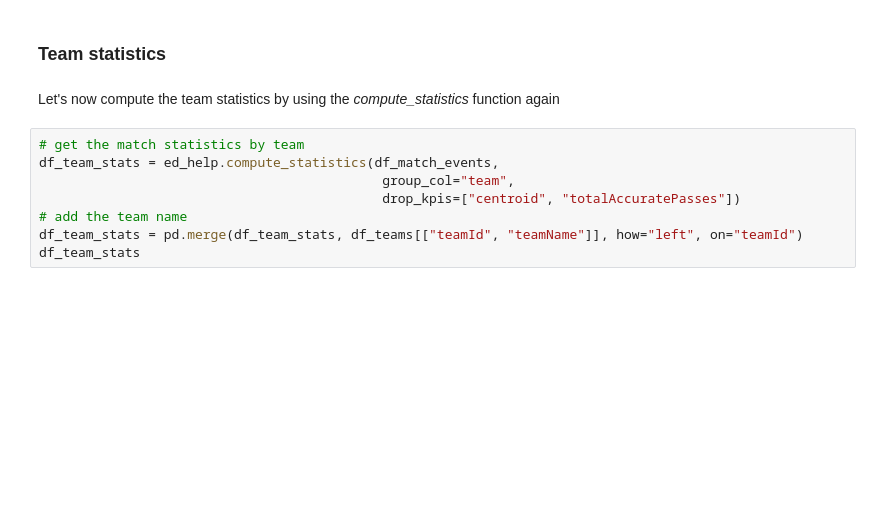
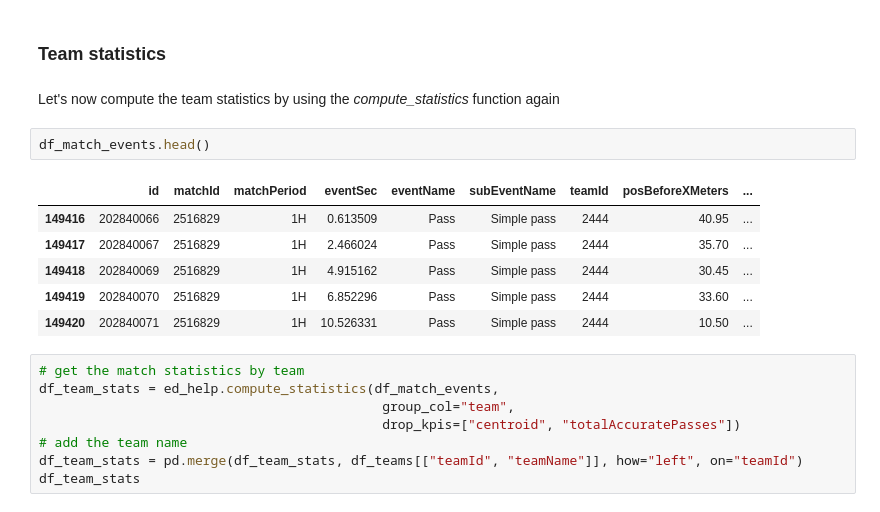
Before and after one commit to CleKraus/soccer_analytics, a Jupyter notebook: notebooks/passing_analysis.ipynb, the cells around one changed output. Saved outputs shown, nothing was run; the diff lists cells and outputs as text; blank space fills up the shorter version.

```diff
--- a/notebooks/passing_analysis.ipynb
+++ b/notebooks/passing_analysis.ipynb
@@ -151,6 +151,15 @@ df_match_events = df_events[(df_events["matchId"] == match_id)]
 ### Team statistics
 # %% [markdown]
 Let's now compute the team statistics by using the *compute_statistics* function again
+# %%
+df_match_events.head()
+# %% [output]
+|  | id | matchId | matchPeriod | eventSec | eventName | subEventName | teamId | posBeforeXMeters | ... |
+| 149416 | 202840066 | 2516829 | 1H | 0.613509 | Pass | Simple pass | 2444 | 40.95 | ... |
+| 149417 | 202840067 | 2516829 | 1H | 2.466024 | Pass | Simple pass | 2444 | 35.70 | ... |
+| 149418 | 202840069 | 2516829 | 1H | 4.915162 | Pass | Simple pass | 2444 | 30.45 | ... |
+| 149419 | 202840070 | 2516829 | 1H | 6.852296 | Pass | Simple pass | 2444 | 33.60 | ... |
+| 149420 | 202840071 | 2516829 | 1H | 10.526331 | Pass | Simple pass | 2444 | 10.50 | ... |
 # %%
 # get the match statistics by team
 df_team_stats = ed_help.compute_statistics(df_match_events,
```
Also changed, not shown: 1 other file.
